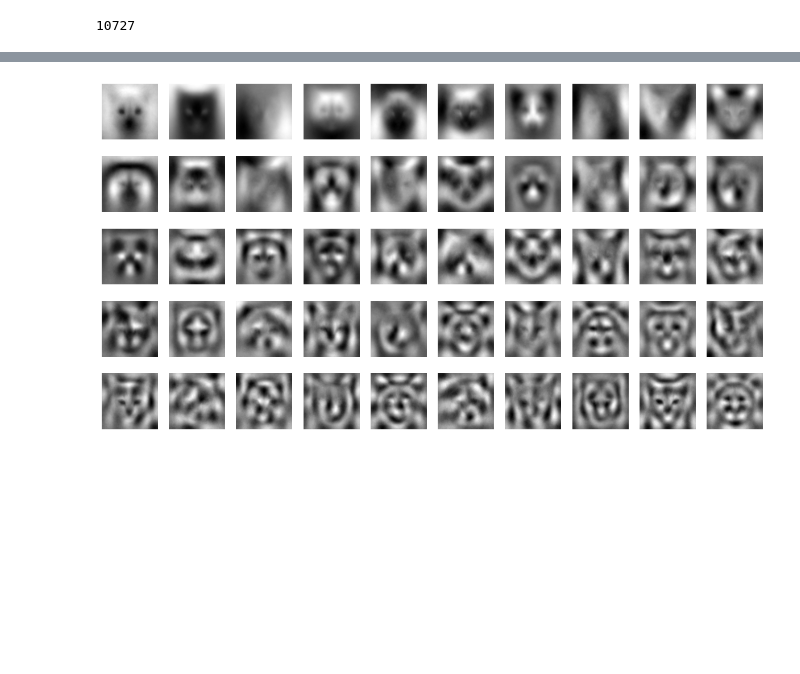
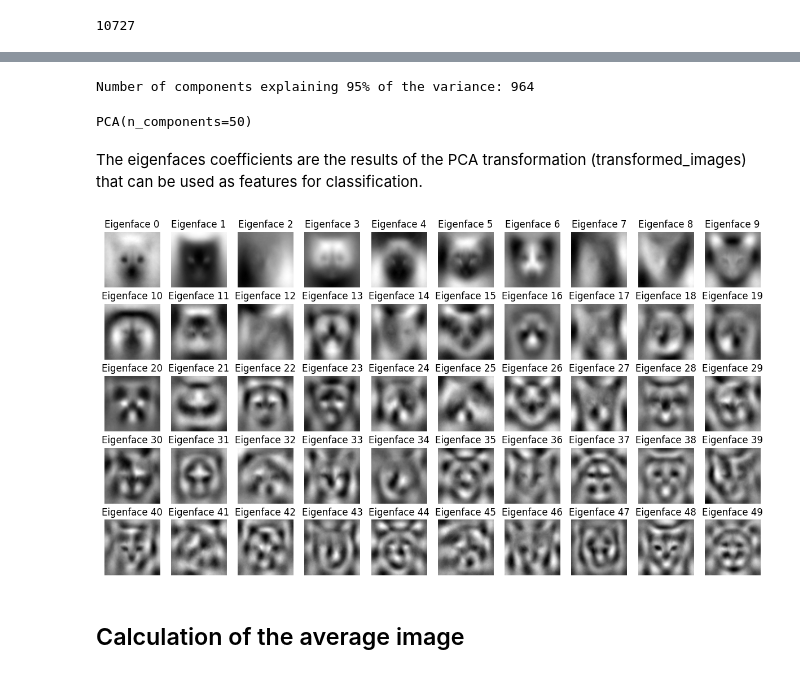
Before and after one commit to mlamczyk/CNN_Dogs-vs-Cats, a Jupyter notebook: project.ipynb, the cells around one changed output, grey strips where cells are left out. Cells and saved outputs as stored; diff of their text form; code cells hidden in the pictures; blank space fills up the shorter version.

```diff
--- a/project.ipynb
+++ b/project.ipynb
@@ -111,0 +98,19 @@ plt.show()
+# %%
+# Finding the optimal number of principal components
+pca = PCA(n_components = 500)
+pca.fit(centered_images)
+
+explained_variances = pca.explained_variance_
+kl = KneeLocator(range(len(explained_variances)), explained_variances, curve='convex', direction='decreasing')
+elbow_point = kl.elbow
+
+plt.figure(1, figsize=(10,6))
+plt.plot(explained_variances, linewidth=2)
+plt.xlabel('Components')
+plt.ylabel('Explained Variances')
+plt.title('Scree Plot')
+plt.axvline(x=elbow_point, color='r', linestyle='--', label=f'Elbow Point: {elbow_point}')
+plt.legend()
+plt.show()
+
+print(f'Suggested number of components: {elbow_point}')
@@ -112,6 +120,20 @@ plt.show()
+# %%
+# Automatic selection of the number of components - UWAGA: DŁUGO TRWA
+pca2 = PCA(n_components = 0.95)
+pca2.fit(centered_images)
+components = pca2.n_components_
+print(f'Number of components explaining 95% of the variance: {components}')
+# %% [output]
+Number of components explaining 95% of the variance: 964
 # %%
-# Przeprowadzenie PCA
-pca = PCA(n_components=50)  # Liczba głównych składowych
+# Conducting PCA
+# Możemy wybrać liczbę komponentów
+# 1) 95% wariancji = 964 <- ale to chyba za dużo
+# 2) coś poniżej 100 -> na wykresie osypiska (scree) miejsce, gdzie krzywa się wygładza
+# 2.1) +- powyżej 90 składowe reprezentują te same dane
+# 2.2) obliczyliśmy punkt załamania 21 (który zmienia się jeśli zmienimy maksymalną liczbę składowych)
+n_components = 50
+pca = PCA(n_components = n_components)
 pca.fit(centered_images)
-
-eigenfaces = pca.components_.reshape((50, 100, 100))
+# %% [output]
+PCA(n_components=50)
@@ -118,9 +144,14 @@ eigenfaces = pca.components_.reshape((50, 100, 100))
+# %% [markdown]
+The eigenfaces coefficients are the results of the PCA transformation (transformed_images) that can be used as features for classification.
 # %%
-# Wizualizacja eigenfaces (wyświetlamy główne składowe)
+# Eigenfaces (principal components) visualization
 fig, axes = plt.subplots(5, 10, figsize=(15, 8))
 for i, ax in enumerate(axes.flat):
     ax.imshow(eigenfaces[i], cmap='gray')
+    ax.set_title(f'Eigenface {i}')
     ax.axis('off')
 plt.show()
 # %% [output]
-[figure, old version]
+[figure, new version]
+# %% [markdown]
+## Calculation of the average image
```
Also changed, not shown: parts of 60 cells of this notebook.
